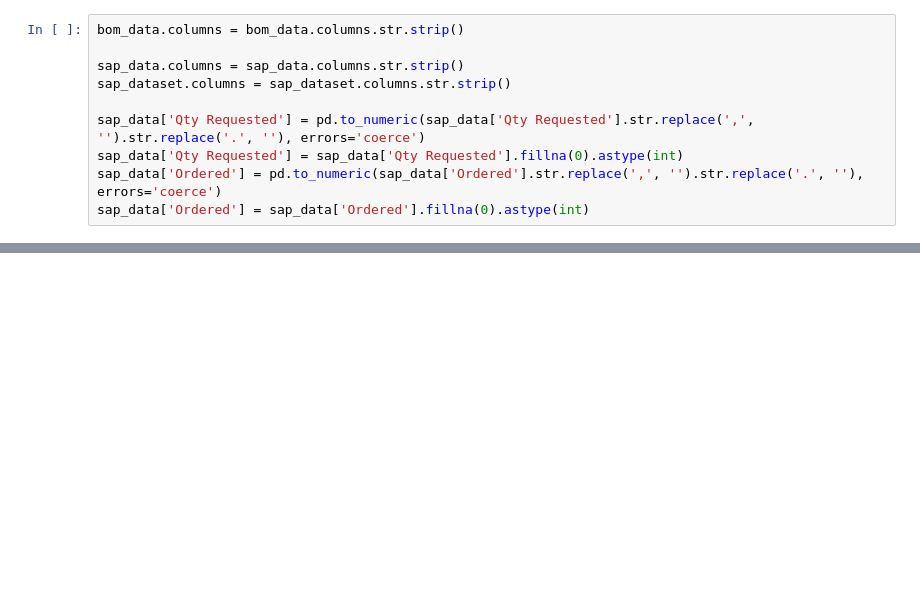
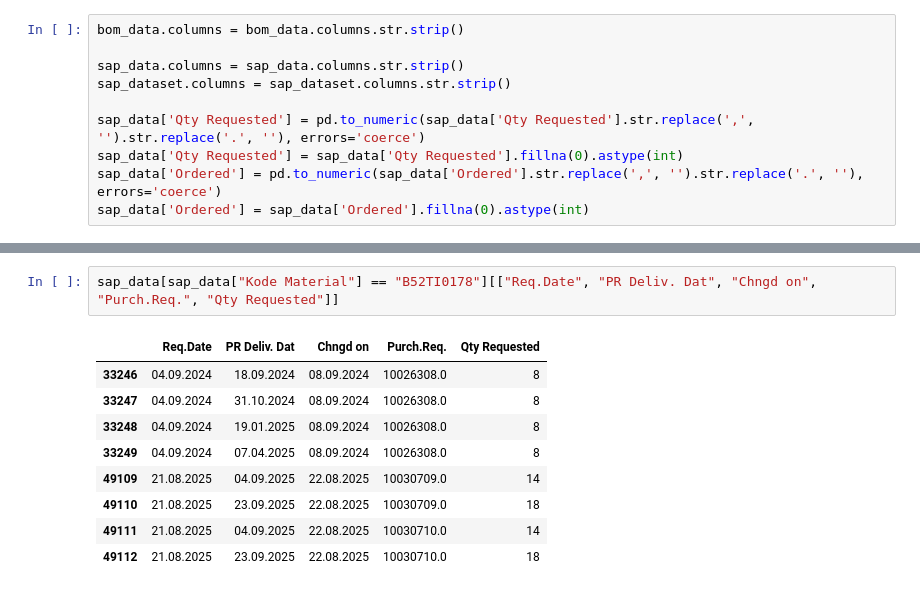
Before and after one commit to widura26/recap-automation, a Jupyter notebook: recap_automation.ipynb, the cells around one changed output, grey strips where cells are left out. Drawn from its saved outputs; the diff is of its cells as text; blank space fills up the shorter version.

```diff
--- a/recap_automation.ipynb
+++ b/recap_automation.ipynb
@@ -1219,0 +1148,12 @@ bom_data[(bom_data["Kode Material"]) & (bom_data["Stock Total"] > 0)]
+# %%
+sap_data[sap_data["Kode Material"] == "B52TI0178"][["Req.Date", "PR Deliv. Dat", "Chngd on", "Purch.Req.", "Qty Requested"]]
+# %% [output]
+|  | Req.Date | PR Deliv. Dat | Chngd on | Purch.Req. | Qty Requested |
+| 33246 | 04.09.2024 | 18.09.2024 | 08.09.2024 | 10026308.0 | 8 |
+| 33247 | 04.09.2024 | 31.10.2024 | 08.09.2024 | 10026308.0 | 8 |
+| 33248 | 04.09.2024 | 19.01.2025 | 08.09.2024 | 10026308.0 | 8 |
+| 33249 | 04.09.2024 | 07.04.2025 | 08.09.2024 | 10026308.0 | 8 |
+| 49109 | 21.08.2025 | 04.09.2025 | 22.08.2025 | 10030709.0 | 14 |
+| 49110 | 21.08.2025 | 23.09.2025 | 22.08.2025 | 10030709.0 | 18 |
+| 49111 | 21.08.2025 | 04.09.2025 | 22.08.2025 | 10030710.0 | 14 |
+| 49112 | 21.08.2025 | 23.09.2025 | 22.08.2025 | 10030710.0 | 18 |
```
Also changed, not shown: parts of 48 cells of this notebook.
